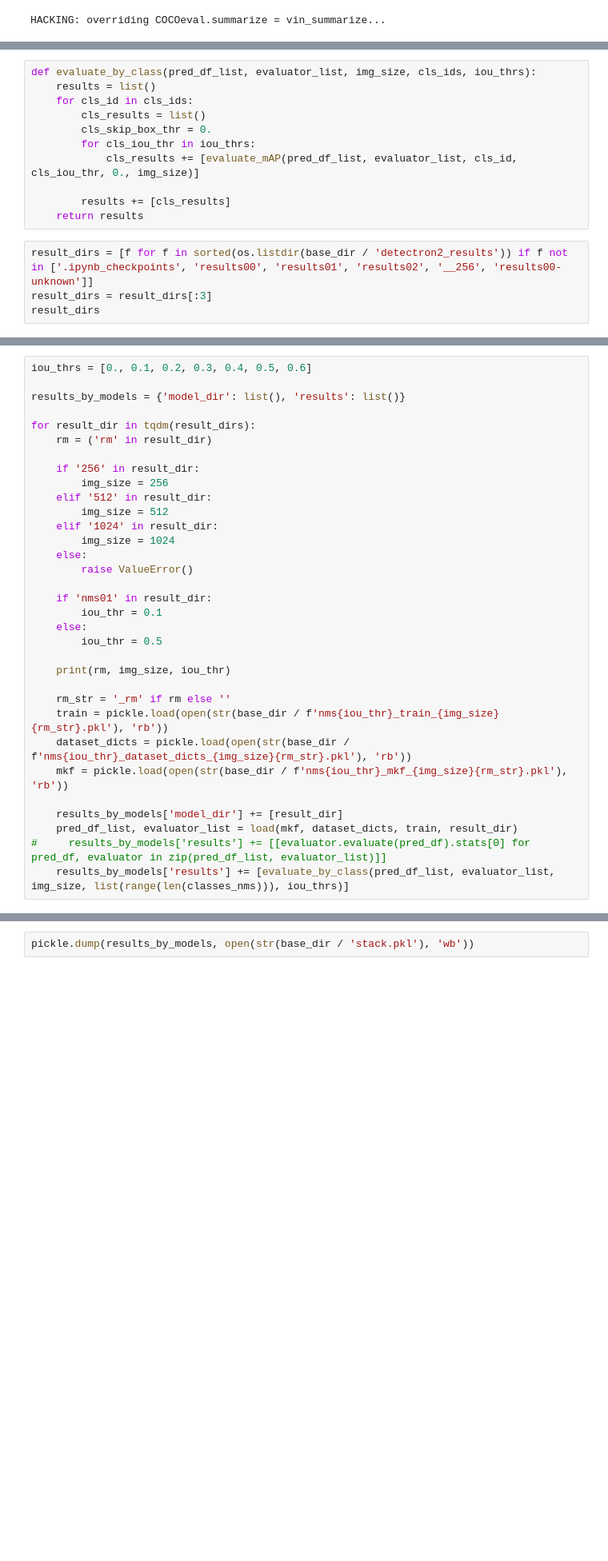
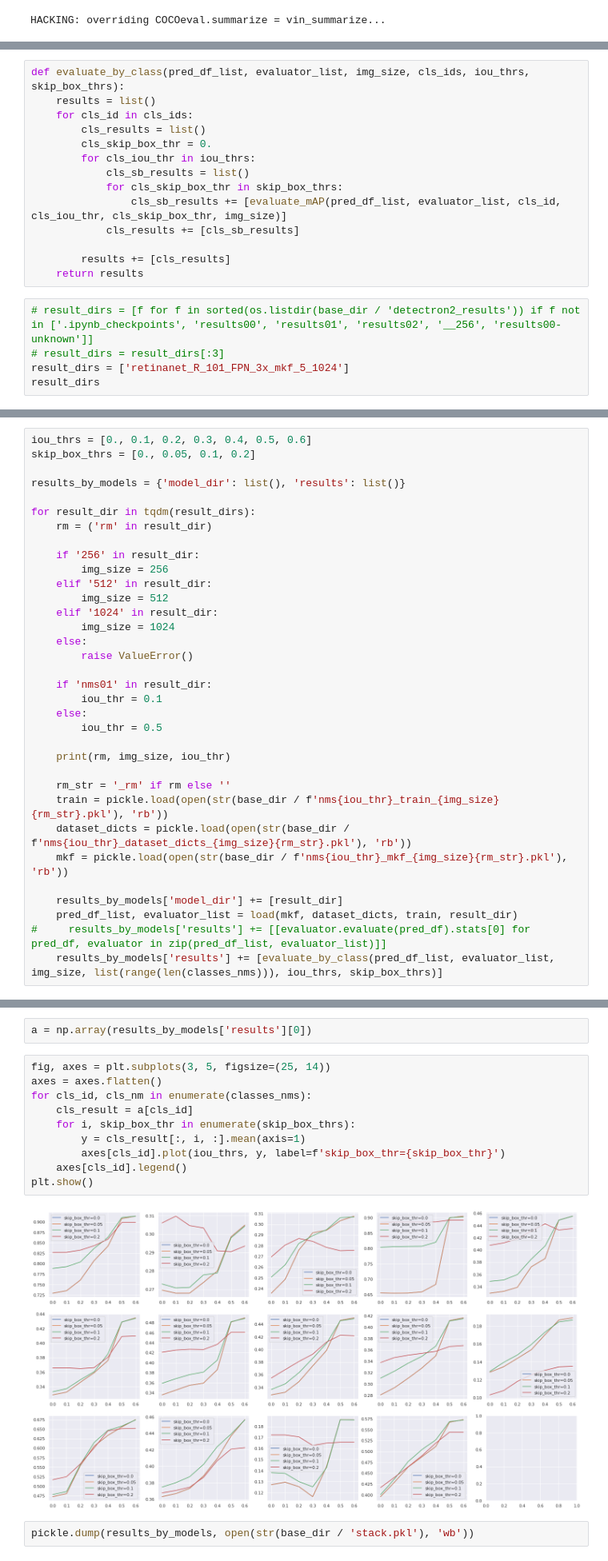
Before and after one commit to yamaguchi-milkcocholate/JaneStreet, a Jupyter notebook: src/VinBigData-ObjectDetection/stacking.ipynb, the cells around one changed output, grey strips where cells are left out. Shown at 80% size. Saved outputs shown, nothing was run; the diff lists cells and outputs as text; blank space fills up the shorter version.

```diff
--- a/src/VinBigData-ObjectDetection/stacking.ipynb
+++ b/src/VinBigData-ObjectDetection/stacking.ipynb
@@ -147,18 +155,22 @@ def evaluate_mAP(pred_df_list, evaluator_list, cls_id, iou_thr, skip_box_thr, im
         mAPs += [evaluator.evaluate(p_pred_df, category_ids=[cls_id]).stats[0]]
     return mAPs
 # %%
-def evaluate_by_class(pred_df_list, evaluator_list, img_size, cls_ids, iou_thrs):
+def evaluate_by_class(pred_df_list, evaluator_list, img_size, cls_ids, iou_thrs, skip_box_thrs):
     results = list()
     for cls_id in cls_ids:
         cls_results = list()
         cls_skip_box_thr = 0.
         for cls_iou_thr in iou_thrs:
-            cls_results += [evaluate_mAP(pred_df_list, evaluator_list, cls_id, cls_iou_thr, 0., img_size)]
+            cls_sb_results = list()
+            for cls_skip_box_thr in skip_box_thrs:
+                cls_sb_results += [evaluate_mAP(pred_df_list, evaluator_list, cls_id, cls_iou_thr, cls_skip_box_thr, img_size)]
+            cls_results += [cls_sb_results]
 
         results += [cls_results]
     return results
 # %%
-result_dirs = [f for f in sorted(os.listdir(base_dir / 'detectron2_results')) if f not in ['.ipynb_checkpoints', 'results00', 'results01', 'results02', '__256', 'results00-unknown']]
-result_dirs = result_dirs[:3]
+# result_dirs = [f for f in sorted(os.listdir(base_dir / 'detectron2_results')) if f not in ['.ipynb_checkpoints', 'results00', 'results01', 'results02', '__256', 'results00-unknown']]
+# result_dirs = result_dirs[:3]
+result_dirs = ['retinanet_R_101_FPN_3x_mkf_5_1024']
 result_dirs
 # %% [output]
@@ -168,5 +178,6 @@ result_dirs
 # %%
 iou_thrs = [0., 0.1, 0.2, 0.3, 0.4, 0.5, 0.6]
+skip_box_thrs = [0., 0.05, 0.1, 0.2]
 
 results_by_models = {'model_dir': list(), 'results': list()}
 
@@ -197,5 +208,5 @@ for result_dir in tqdm(result_dirs):
     results_by_models['model_dir'] += [result_dir]
     pred_df_list, evaluator_list = load(mkf, dataset_dicts, train, result_dir)
 #     results_by_models['results'] += [[evaluator.evaluate(pred_df).stats[0] for pred_df, evaluator in zip(pred_df_list, evaluator_list)]]
-    results_by_models['results'] += [evaluate_by_class(pred_df_list, evaluator_list, img_size, list(range(len(classes_nms))), iou_thrs)]
+    results_by_models['results'] += [evaluate_by_class(pred_df_list, evaluator_list, img_size, list(range(len(classes_nms))), iou_thrs, skip_box_thrs)]
 # %% [output]
@@ -405,3 +416,17 @@ DONE (t=0.00s).
 ... (88 outputs left out)
+# %%
+a = np.array(results_by_models['results'][0])
+# %%
+fig, axes = plt.subplots(3, 5, figsize=(25, 14))
+axes = axes.flatten()
+for cls_id, cls_nm in enumerate(classes_nms):
+    cls_result = a[cls_id]
+    for i, skip_box_thr in enumerate(skip_box_thrs):
+        y = cls_result[:, i, :].mean(axis=1)
+        axes[cls_id].plot(iou_thrs, y, label=f'skip_box_thr={skip_box_thr}')
+    axes[cls_id].legend()
+plt.show()
+# %% [output]
+[figure, added]
 # %%
 pickle.dump(results_by_models, open(str(base_dir / 'stack.pkl'), 'wb'))
```
Also changed, not shown: parts of 5 cells of this notebook, 6 other files.
